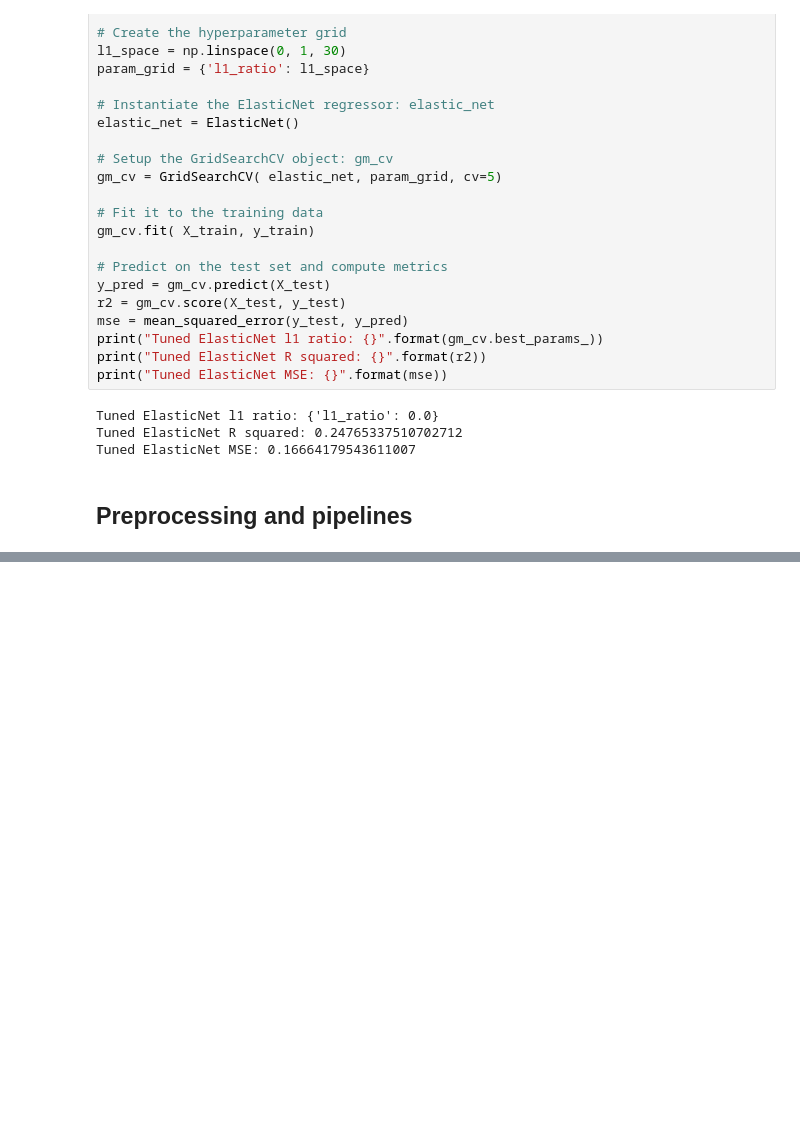
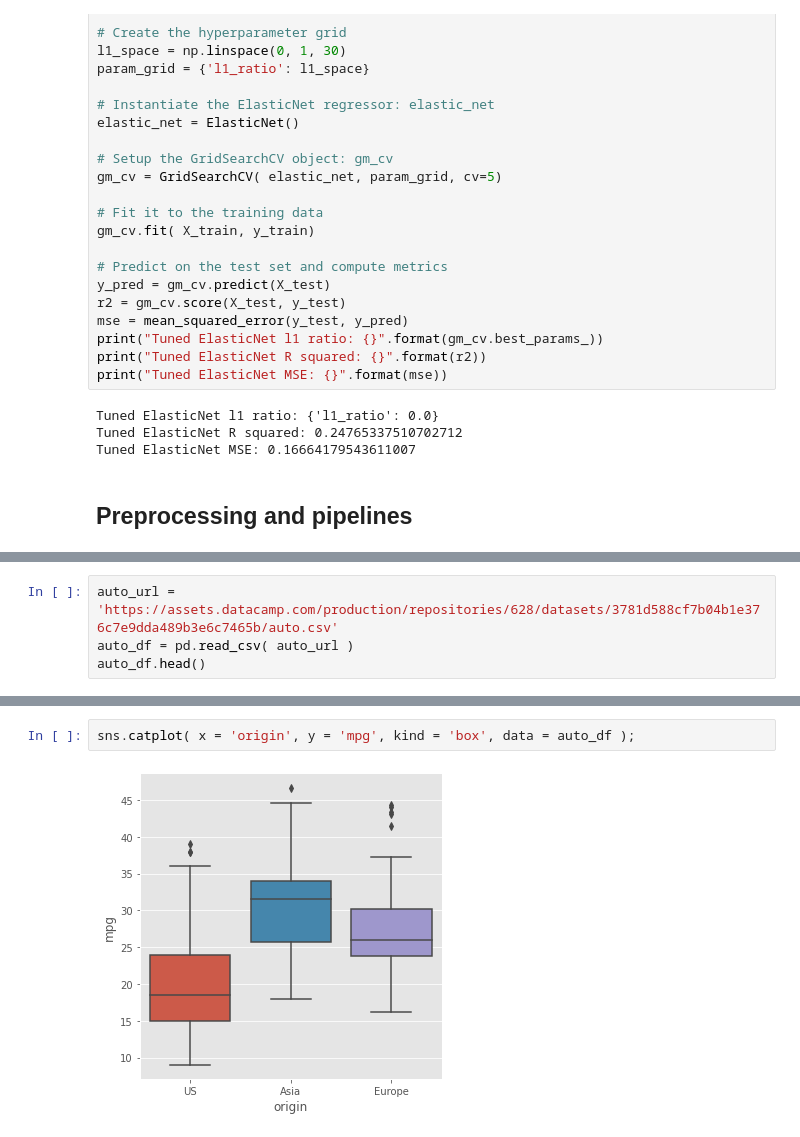
Before and after one commit to SmilodonCub/DATA602, a Jupyter notebook: scikitLearn.ipynb, the cells around one changed output, grey strips where cells are left out. Cells and saved outputs as stored; diff of their text form; blank space fills up the shorter version.

```diff
--- a/scikitLearn.ipynb
+++ b/scikitLearn.ipynb
@@ -1229,0 +1247,4 @@ Tuned ElasticNet MSE: 0.16664179543611007
+# %%
+auto_url = 'https://assets.datacamp.com/production/repositories/628/datasets/3781d588cf7b04b1e376c7e9dda489b3e6c7465b/auto.csv'
+auto_df = pd.read_csv( auto_url )
+auto_df.head()
@@ -1229,0 +1258,4 @@ Tuned ElasticNet MSE: 0.16664179543611007
+# %%
+sns.catplot( x = 'origin', y = 'mpg', kind = 'box', data = auto_df );
+# %% [output]
+[figure, added]
```
Also changed, not shown: parts of 55 cells of this notebook.
